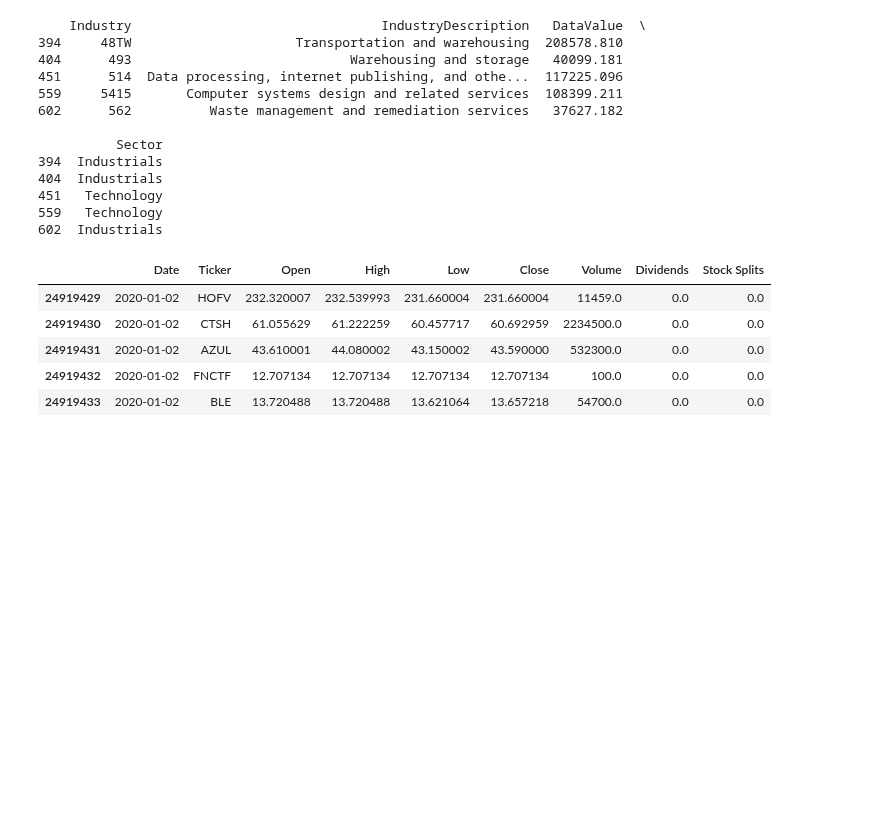
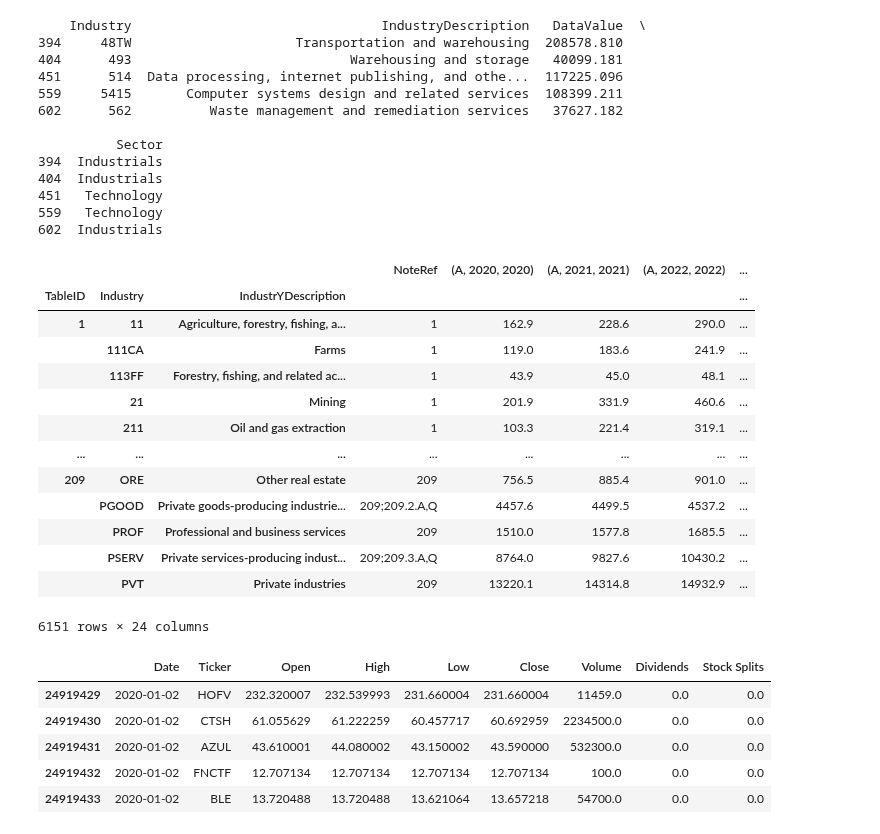
Before and after one commit to Greg-Pina/Udacity_DataAnalyst_NanoDegree, a Jupyter notebook: D502 - Capstone Project/gpina-capstone-project.ipynb, the cells around one changed output. Cells and saved outputs as stored; diff of their text form; code cells hidden in the pictures; blank space fills up the shorter version.

Commit message:
found .to_wide_vars_in_rows method for bea module. Will be updating older BEA pulldowns utilizing this new method shortly

```diff
--- a/D502 - Capstone Project/gpina-capstone-project.ipynb
+++ b/D502 - Capstone Project/gpina-capstone-project.ipynb
@@ -249,6 +249,32 @@ if bea_df is not None:
 451   Technology
 559   Technology
 602  Industrials
+# %%
+gdp = bea.get_parameter_list(api_key, "GDPbyIndustry")
+# display(gdp)
+tbl = bea.get_data(api_key, datasetname="GDPbyIndustry", Frequency="A,Q", Year="2020,2021,2022,2023,2024", TableID="ALL", Industry="ALL")
+# display(tbl.set_index(tbl.attrs['index_cols']).head(2))
+# print('Extra detail keys:' + str(tbl.attrs['detail'].keys()))
+# print("Let's look at some interesting ones.")
+# print('Statistic: ' + tbl.attrs['detail']['Statistic'])
+# print("Notes corresponding to NoteRef:")
+# display(tbl.attrs['detail']['Notes'].head())
+display(bea.to_wide_vars_in_rows(tbl))
+# %% [output]
+|  |  |  | NoteRef | (A, 2020, 2020) | (A, 2021, 2021) | (A, 2022, 2022) | ... |
+| TableID | Industry | IndustrYDescription |  |  |  |  | ... |
+| 1 | 11 | Agriculture, forestry, fishing, a... | 1 | 162.9 | 228.6 | 290.0 | ... |
+|  | 111CA | Farms | 1 | 119.0 | 183.6 | 241.9 | ... |
+|  | 113FF | Forestry, fishing, and related ac... | 1 | 43.9 | 45.0 | 48.1 | ... |
+|  | 21 | Mining | 1 | 201.9 | 331.9 | 460.6 | ... |
+|  | 211 | Oil and gas extraction | 1 | 103.3 | 221.4 | 319.1 | ... |
+| ... | ... | ... | ... | ... | ... | ... | ... |
+| 209 | ORE | Other real estate | 209 | 756.5 | 885.4 | 901.0 | ... |
+|  | PGOOD | Private goods-producing industrie... | 209;209.2.A,Q | 4457.6 | 4499.5 | 4537.2 | ... |
+|  | PROF | Professional and business services | 209 | 1510.0 | 1577.8 | 1685.5 | ... |
+|  | PSERV | Private services-producing indust... | 209;209.3.A,Q | 8764.0 | 9827.6 | 10430.2 | ... |
+|  | PVT | Private industries | 209 | 13220.1 | 14314.8 | 14932.9 | ... |
+6151 rows × 24 columns
 # %%
 def setup_kaggle_data():
     # Step 1: Ensure the "Kaggle Data" directory exists
```
Also changed, not shown: parts of 1 cell of this notebook.
